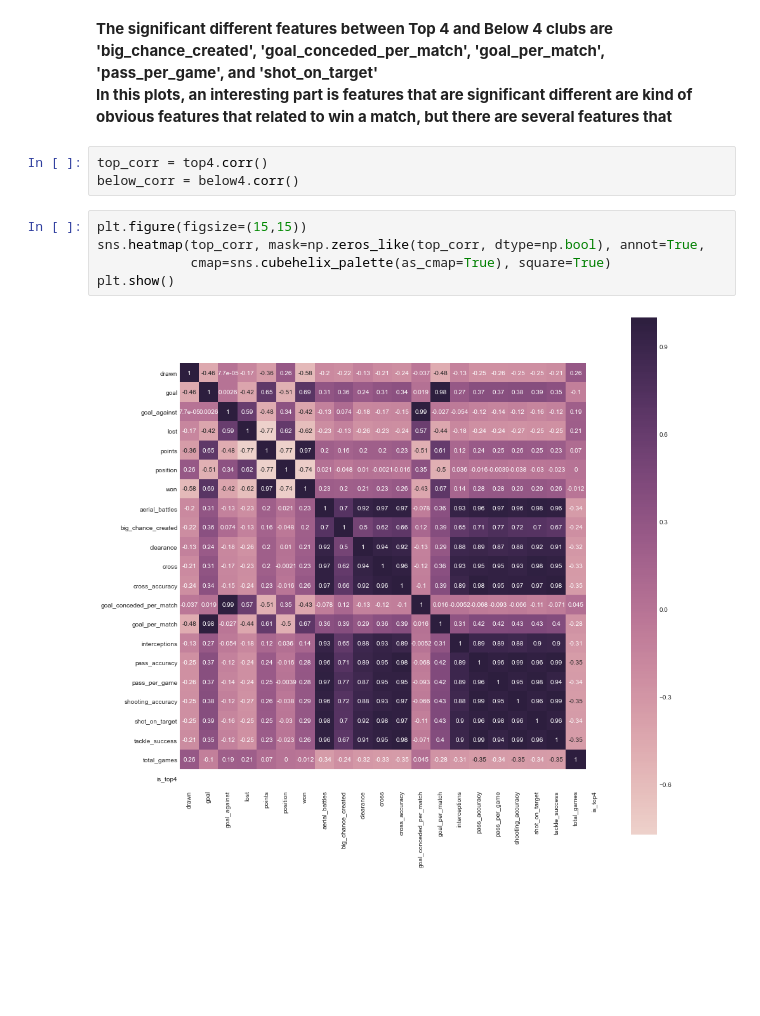
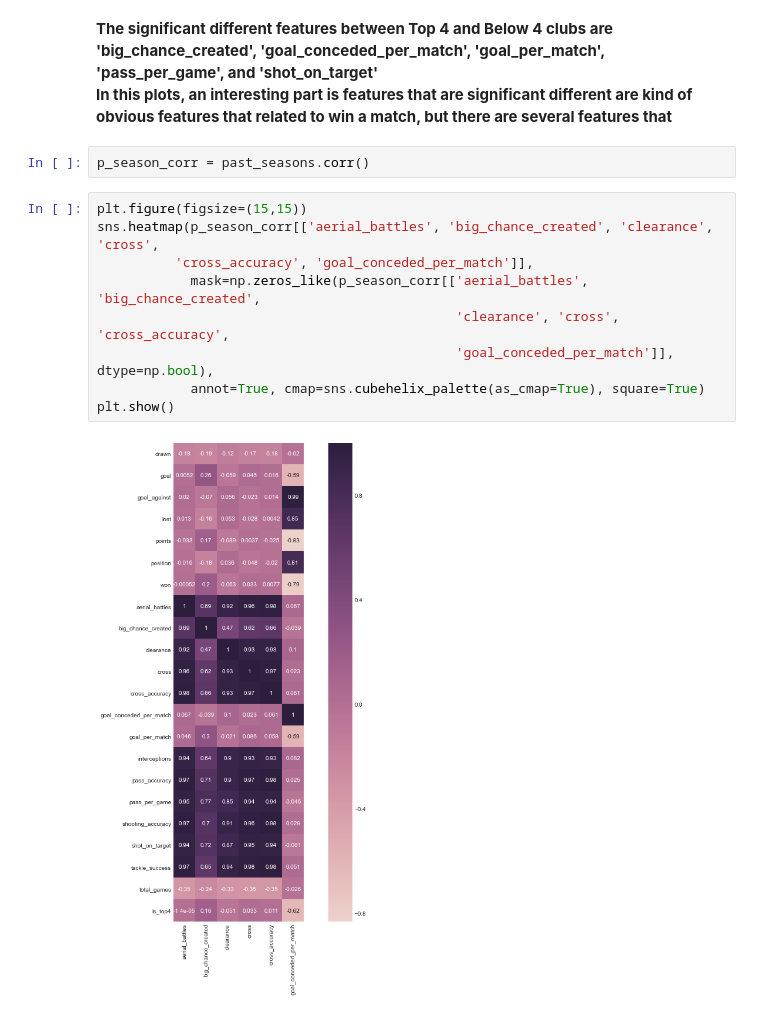
Before and after one commit to hyunilyoo/epl-prediction, a Jupyter notebook: Top4_Prediction.ipynb, the cells around one changed output. Saved outputs shown, nothing was run; the diff lists cells and outputs as text; blank space fills up the shorter version.

```diff
--- a/Top4_Prediction.ipynb
+++ b/Top4_Prediction.ipynb
@@ -433,13 +297,16 @@ e_barplot(below4_feat, top4_feat, features, w=20, h=30, save=True, figname='feat
 # %% [markdown]
 **The significant different features between Top 4 and Below 4 clubs are 'big_chance_created', 'goal_conceded_per_match', 'goal_per_match', 'pass_per_game', and 'shot_on_target'**
 **In this plots, an interesting part is features that are significant different are kind of obvious features that related to win a match, but there are several features that**
-# %%
-top_corr = top4.corr()
-below_corr = below4.corr()
+# %%
+p_season_corr = past_seasons.corr()
 # %%
 plt.figure(figsize=(15,15))
-sns.heatmap(top_corr, mask=np.zeros_like(top_corr, dtype=np.bool), annot=True,
-            cmap=sns.cubehelix_palette(as_cmap=True), square=True)
+sns.heatmap(p_season_corr[['aerial_battles', 'big_chance_created', 'clearance', 'cross',
+          'cross_accuracy', 'goal_conceded_per_match']],
+            mask=np.zeros_like(p_season_corr[['aerial_battles', 'big_chance_created',
+                                              'clearance', 'cross', 'cross_accuracy',
+                                              'goal_conceded_per_match']], dtype=np.bool),
+            annot=True, cmap=sns.cubehelix_palette(as_cmap=True), square=True)
 plt.show()
 # %% [output]
-[figure, old version]
+[figure, new version]
```
Also changed, not shown: parts of 31 cells of this notebook, 10 other files.
